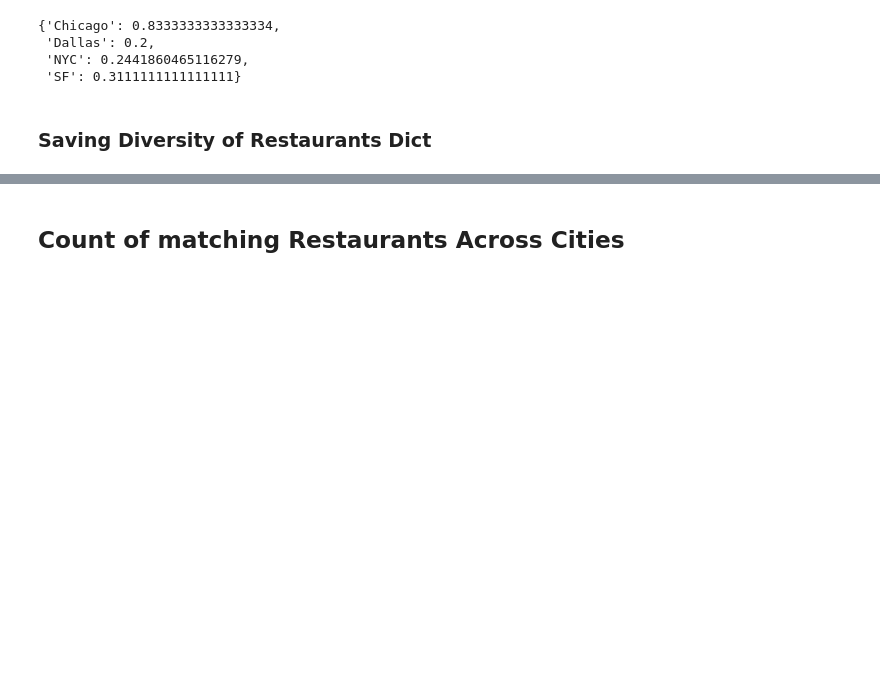
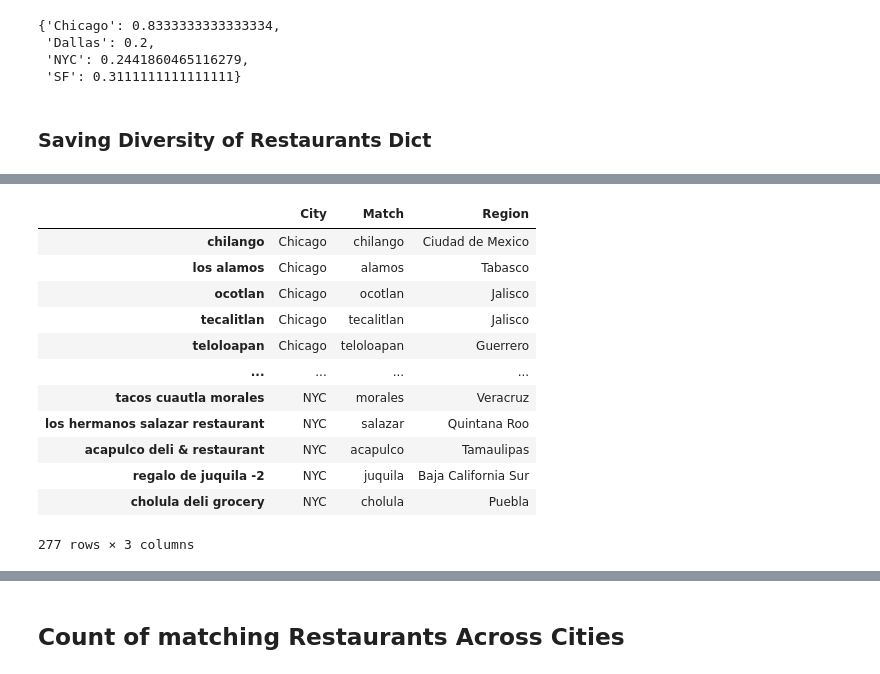
Before and after one commit to gregfeliu/Mexican_Immigration_Through_Restaurant_Names, a Jupyter notebook: Analysis.ipynb, the cells around one changed output, grey strips where cells are left out. Saved outputs shown, nothing was run; the diff lists cells and outputs as text; code cells hidden in the pictures; blank space fills up the shorter version.

```diff
--- a/Analysis.ipynb
+++ b/Analysis.ipynb
@@ -374,0 +381,16 @@ pct_unique_dict
+# %%
+all_ind_restaurants
+# %% [output]
+|  | City | Match | Region |
+| chilango | Chicago | chilango | Ciudad de Mexico |
+| los alamos | Chicago | alamos | Tabasco |
+| ocotlan | Chicago | ocotlan | Jalisco |
+| tecalitlan | Chicago | tecalitlan | Jalisco |
+| teloloapan | Chicago | teloloapan | Guerrero |
+| ... | ... | ... | ... |
+| tacos cuautla morales | NYC | morales | Veracruz |
+| los hermanos salazar restaurant | NYC | salazar | Quintana Roo |
+| acapulco deli & restaurant | NYC | acapulco | Tamaulipas |
+| regalo de juquila -2 | NYC | juquila | Baja California Sur |
+| cholula deli grocery | NYC | cholula | Puebla |
+277 rows × 3 columns
```
Also changed, not shown: parts of 18 cells of this notebook, 1 other file.
